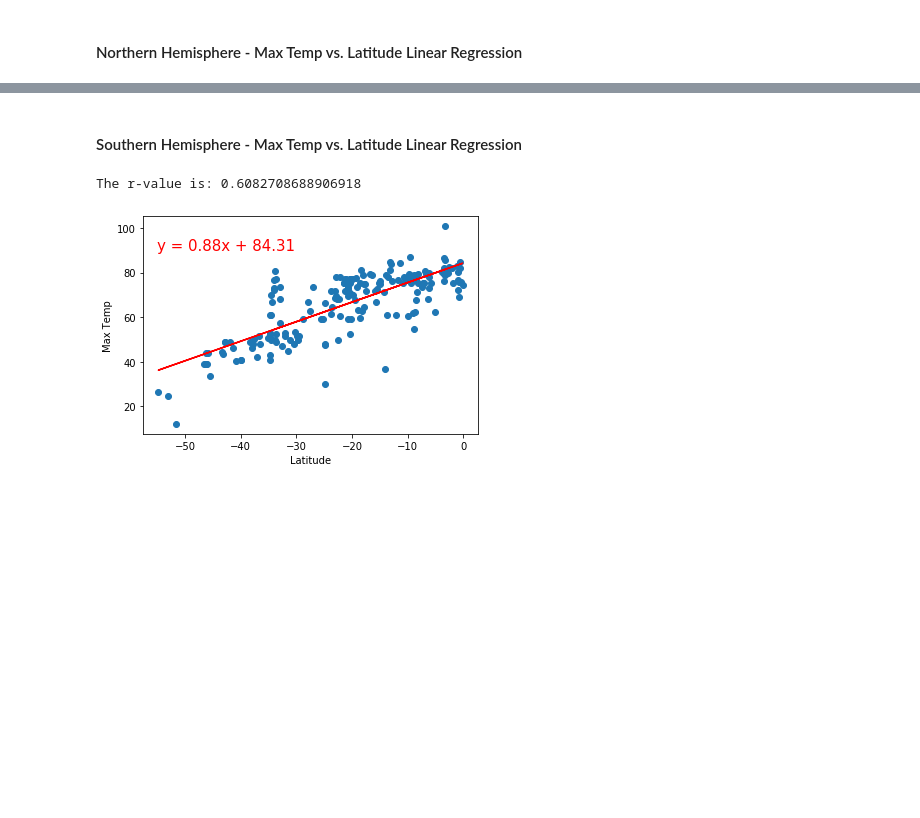
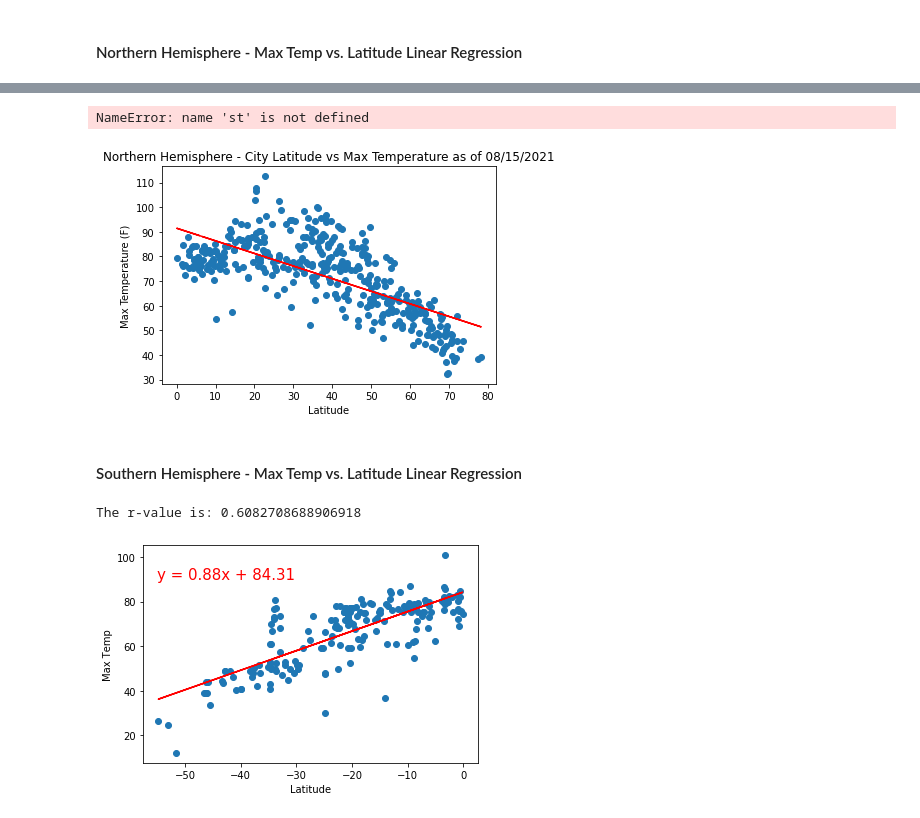
Before and after one commit to melissadiep94/python-api-challenge, a Jupyter notebook: WeatherPy/WeatherPy.ipynb, the cells around one changed output, grey strips where cells are left out. Cells and saved outputs as stored; diff of their text form; code cells hidden in the pictures; blank space fills up the shorter version.

Commit message:
adding images

```diff
--- a/WeatherPy/WeatherPy.ipynb
+++ b/WeatherPy/WeatherPy.ipynb
@@ -255,2 +263,7 @@ plt.show()
 # %% [markdown]
 ## Linear Regression
+# %%
+
+#dataframe for cities located on Northern Hemisphere
+northern_hem = weather_data[weather_data["Latitude"]>=0]
+northern_hem
@@ -263,3 +304,25 @@ The r-value is: 0.46937863826630627
+# %%
+plt.scatter(northern_hem.iloc[:,2],northern_hem.iloc[:,4])
+plt.title("Northern Hemisphere - City Latitude vs Max Temperature as of " + data_date)
+plt.xlabel('Latitude')
+plt.ylabel('Max Temperature (F)')
+latitude_NH = northern_hem.iloc[:,2]
+max_temp_NH = northern_hem.iloc[:,4]
+(slope, intercept, rvalue, pvalue, stderr) = linregress(latitude_NH, max_temp_NH)
+regress_values = latitude_NH * slope + intercept
+line_eq = "y = " + str(round(slope,2)) + "x + " + str(round(intercept,2))
+plt.plot(latitude_NH,regress_values,"r-")
+correlation = st.pearsonr(latitude_NH,max_temp_NH)
+print(f"The r-squared is: {rvalue**2}")
+print(f"The correlation between Population and # of June 2021 NJ Cases is {round(correlation[0],2)}")
+
+
+plt.grid(True)
+plt.show()
+plt.savefig("../Images/NHLat_vs_Temp.png")
+# %% [output]
+NameError: name 'st' is not defined
+[figure, added]
 # %% [markdown]
 ####  Southern Hemisphere - Max Temp vs. Latitude Linear Regression
 # %%
```
Also changed, not shown: parts of 7 cells of this notebook, 4 other files.
